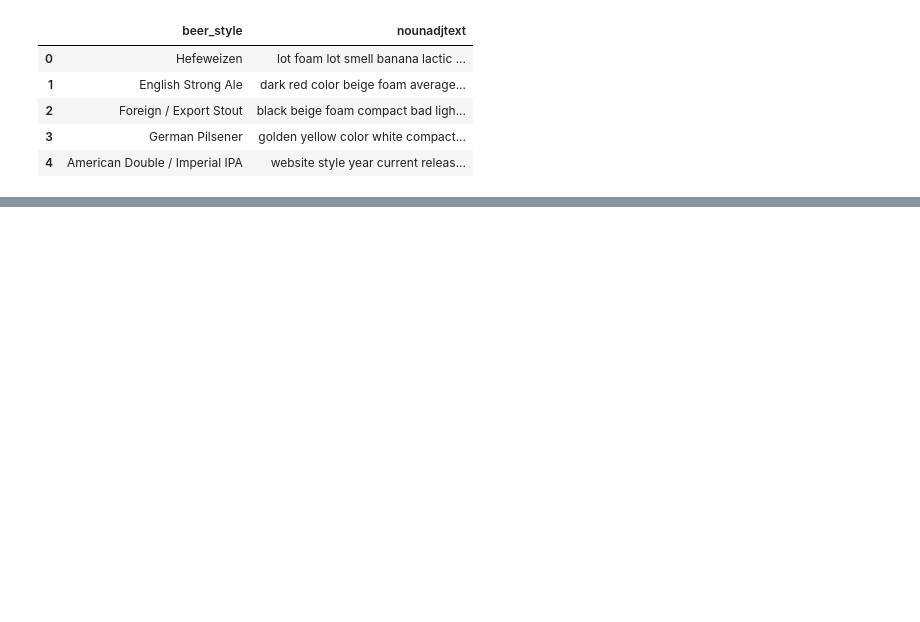
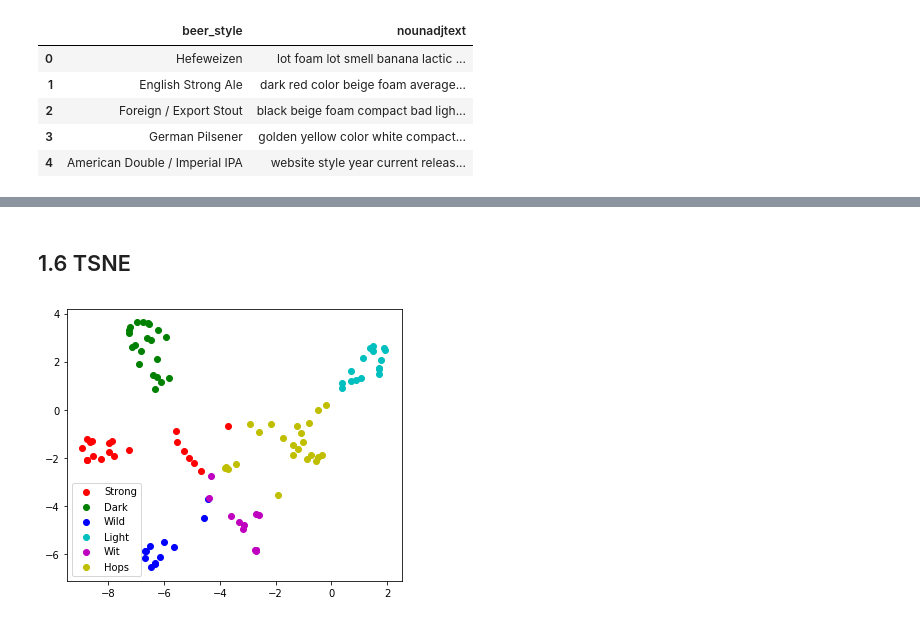
Before and after one commit to mkduchak/beerreview, a Jupyter notebook: 3_vectorizing.ipynb, the cells around one changed output, grey strips where cells are left out. Drawn from its saved outputs; the diff is of its cells as text; code cells hidden in the pictures; blank space fills up the shorter version.

Commit message:
updated vectorizing notebook with LDA, NMF, and TSNE

```diff
--- a/3_vectorizing.ipynb
+++ b/3_vectorizing.ipynb
@@ -15,0 +276,5 @@ data.head()
+# %%
+for index, topic in enumerate(nmf2.components_):
+    topics = topic.argsort()[:-21:-1]
+    for i in topics:
+        print('{} : {} : {}'.format(index,words[i],round(topic[i],2)))
@@ -15,0 +299,17 @@ data.head()
+# %% [markdown]
+## 1.6 TSNE
+# %%
+tsne2dim = TSNE(n_components=2, random_state=42)
+# %%
+tsne1 = tsne2dim.fit_transform(nmf.components_.T)
+# %%
+grouplabel = sixstyledf['groupnbr']
+# %%
+plt.figure(figsize=(6, 5))
+colors = ['r', 'g', 'b', 'c', 'm', 'y', 'k', 'w', 'orange', 'purple']
+for i, c, label in zip(range(104), colors, groups.values()):
+    plt.scatter(tsne1[grouplabel == i, 0], tsne1[grouplabel == i, 1], c=c, label=label)
+plt.legend()
+plt.show();
+# %% [output]
+[figure, added]
```
Also changed, not shown: parts of 44 cells of this notebook.
